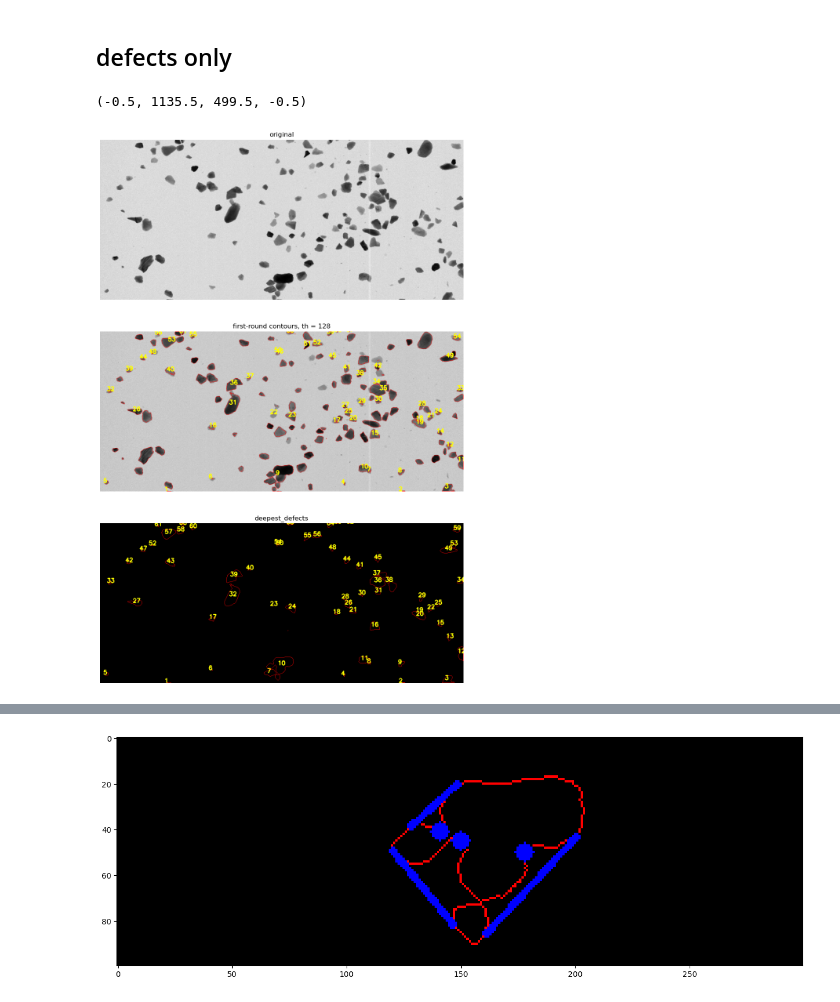
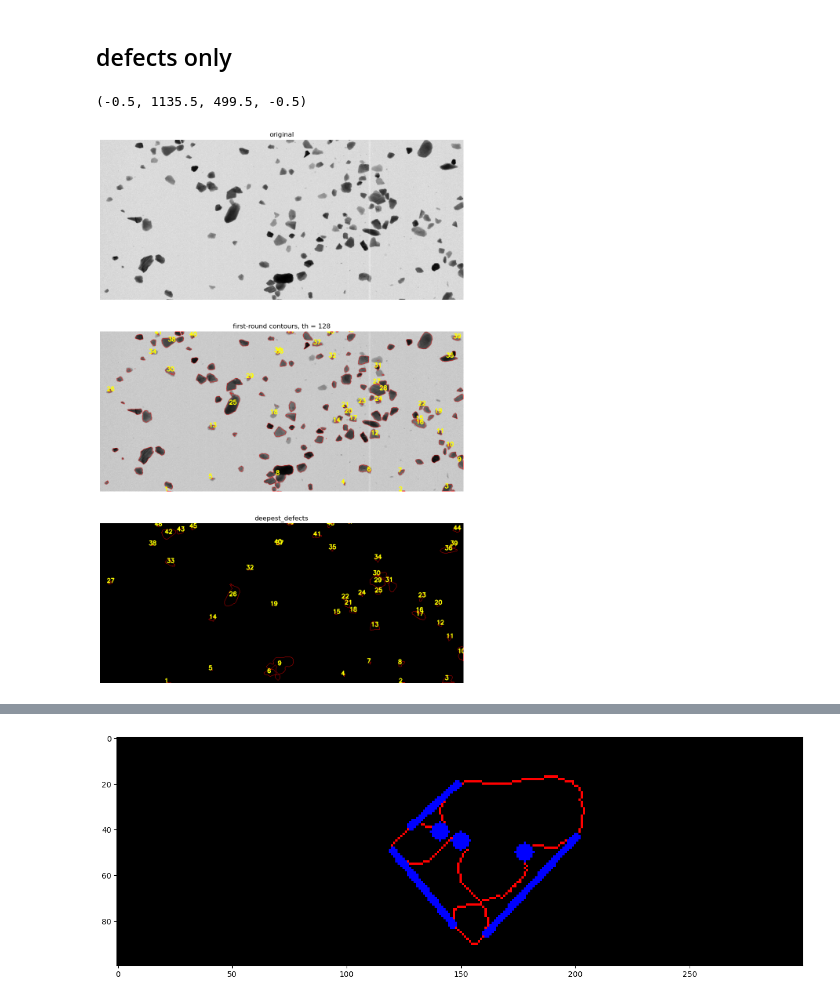
Before and after one commit to yaojian95/jt_ore_sorting, a Jupyter notebook: contours_detect.ipynb, the cells around one changed output, grey strips where cells are left out. Drawn from its saved outputs; the diff is of its cells as text; code cells hidden in the pictures.

```diff
--- a/contours_detect.ipynb
+++ b/contours_detect.ipynb
@@ -102,7 +213,7 @@ split_contours = []
 error_contours = []
 cnt_needs = []
 for cnt in contours:
-    if is_overlapping(cnt, solidity_thresh=0.9):
+    if is_overlapping(cnt, solidity_thresh=1.15):
         cnt_needs.append(cnt)
         # 选择每个轮廓中最深的两个凹陷点，并连线切割
         try:
@@ -132,31 +243,31 @@ for i, cnt in enumerate(contours_v2):
     M = cv2.moments(cnt)
     if M["m00"] != 0:
         cx = int(M["m10"] / M["m00"])
         cy = int(M["m01"] / M["m00"])
         cv2.putText(mask_only2, f"{i+1}", (cx - 10, cy), cv2.FONT_HERSHEY_SIMPLEX, 0.6, (255, 255, 0), 2)
 
 
 for i, cnt in enumerate(cnt_needs):
     M = cv2.moments(cnt)
     if M["m00"] != 0:
         cx = int(M["m10"] / M["m00"])
         cy = int(M["m01"] / M["m00"])
         cv2.putText(result, f"{i+1}", (cx - 10, cy), cv2.FONT_HERSHEY_SIMPLEX, 0.6, (255, 255, 0), 2)
 
 # 显示新结果
 fig, axes = plt.subplots(3, 1, figsize=(16, 18))
 # axes[1].imshow(output_v2)
 axes[2].set_title("deepest_defects")
 axes[2].axis('off')
 axes[2].imshow(mask_only2)
 
 axes[0].imshow(img, cmap = 'gray')
 axes[0].set_title("original")
 axes[0].axis('off')
 
 axes[1].imshow(result, cmap = 'gray')
 axes[1].set_title("first-round contours, th = %s"%th_binary)
 axes[1].axis('off')
 # %% [output]
 (-0.5, 1135.5, 499.5, -0.5)
-[figure, old version]
+[figure, new version]
```
Also changed, not shown: parts of 5 cells of this notebook, 4 other files.
